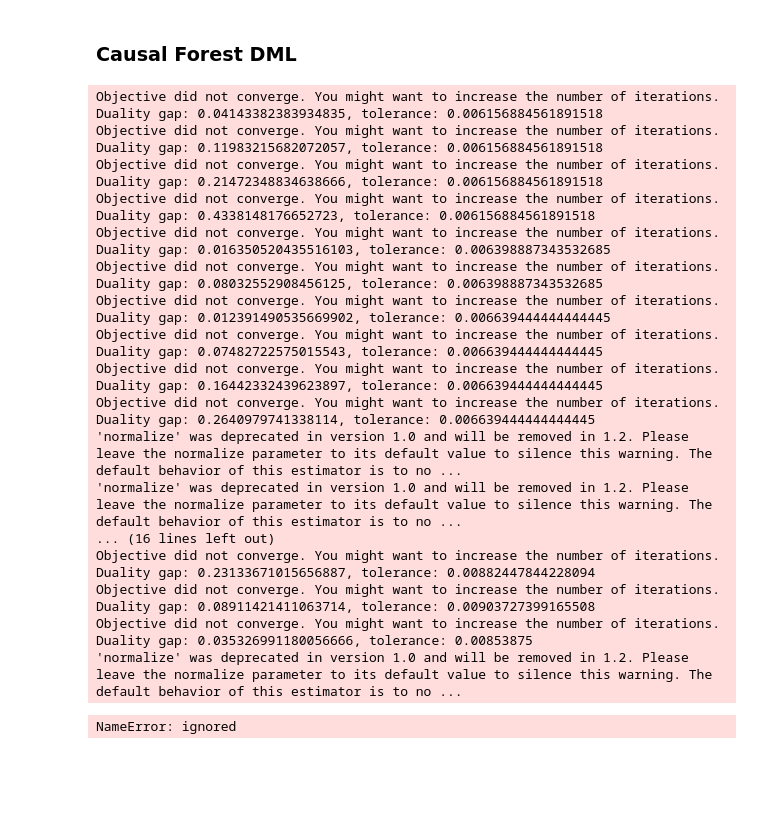
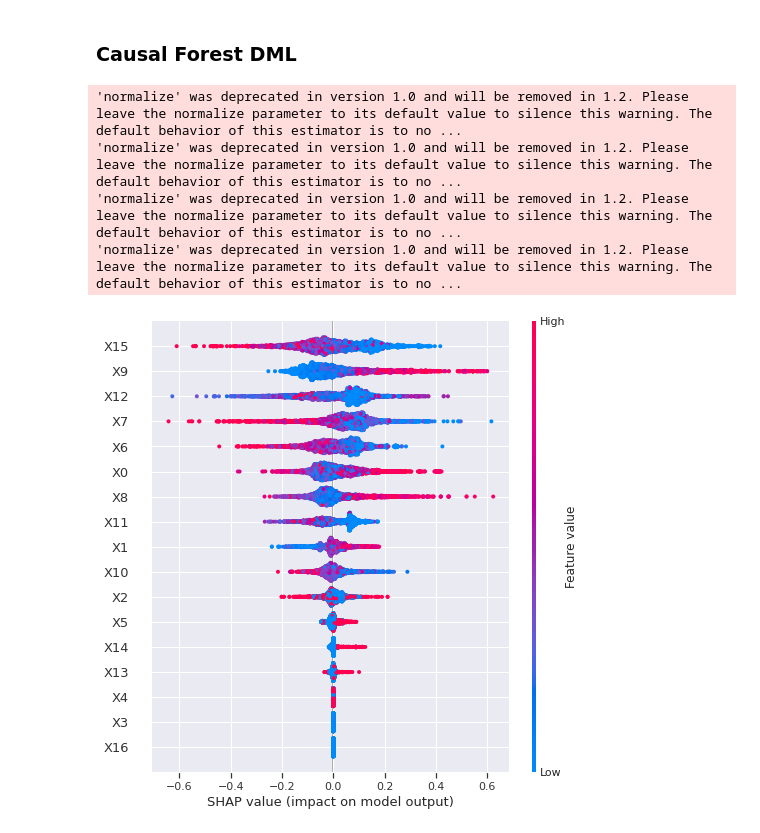
Before and after one commit to PauMarquez99/DataScience-CE888, a Jupyter notebook: Assignments/CE888 Assignment 2/Datasets Notebooks/CE888-Assignment2_JOBS.ipynb, the cells around one changed output. Saved outputs shown, nothing was run; the diff lists cells and outputs as text; code cells hidden in the pictures; blank space fills up the shorter version.

```diff
--- a/Assignments/CE888 Assignment 2/Datasets Notebooks/CE888-Assignment2_JOBS.ipynb
+++ b/Assignments/CE888 Assignment 2/Datasets Notebooks/CE888-Assignment2_JOBS.ipynb
@@ -265,7 +266,6 @@ rf_ipsw_att_out = f.abs_att(rf_ipsw_e_out, y_valid, t_valid, e_valid)
 rf_ipsw_pr_in = f.policy_risk(rf_ipsw_e_in, y_train, t_train, e_train)
 rf_ipsw_pr_out = f.policy_risk(rf_ipsw_e_out, y_valid, t_valid, e_valid)
 
-results = []
 results.append(['RF IPSW', rf_ipsw_att_in, rf_ipsw_att_out, rf_ipsw_pr_in, rf_ipsw_pr_out])
 # %% [markdown]
 ### Hyperparameter Optimization
@@ -313,30 +313,21 @@ results.append(['RF IPSW -GS', rfGS_ipsw_att_in, rfGS_ipsw_att_out, rfGS_ipsw_pr
 # %%
 #DRLearner, SparseLinearDRLearner
 cf = CausalForestDML()
 
 # Train on the training data.
 cf.fit(y_train, t_train, X=x_train, W=None)
 
 effect_pred = cf.effect(x_test)
+effect_int = cf.effect_interval(x_test)
 
-
-results.append(['DR', float(dr_ate_in[0]), float(dr_ate_out[0]), dr_pehe_in, dr_pehe_out])
+# calculate shap values of causal forest model
+shap_values = cf.shap_values(X)
+# plot shap values
+shap.summary_plot(shap_values['Y0']['T0'])
+results.append(['CF'])
 # %% [output]
-Objective did not converge. You might want to increase the number of iterations. Duality gap: 0.04143382383934835, tolerance: 0.006156884561891518
-Objective did not converge. You might want to increase the number of iterations. Duality gap: 0.11983215682072057, tolerance: 0.006156884561891518
-Objective did not converge. You might want to increase the number of iterations. Duality gap: 0.21472348834638666, tolerance: 0.006156884561891518
-Objective did not converge. You might want to increase the number of iterations. Duality gap: 0.4338148176652723, tolerance: 0.006156884561891518
-Objective did not converge. You might want to increase the number of iterations. Duality gap: 0.016350520435516103, tolerance: 0.006398887343532685
-Objective did not converge. You might want to increase the number of iterations. Duality gap: 0.08032552908456125, tolerance: 0.006398887343532685
-Objective did not converge. You might want to increase the number of iterations. Duality gap: 0.012391490535669902, tolerance: 0.006639444444444445
-Objective did not converge. You might want to increase the number of iterations. Duality gap: 0.07482722575015543, tolerance: 0.006639444444444445
-Objective did not converge. You might want to increase the number of iterations. Duality gap: 0.16442332439623897, tolerance: 0.006639444444444445
-Objective did not converge. You might want to increase the number of iterations. Duality gap: 0.2640979741338114, tolerance: 0.006639444444444445
 'normalize' was deprecated in version 1.0 and will be removed in 1.2. Please leave the normalize parameter to its default value to silence this warning. The default behavior of this estimator is to no ...
 'normalize' was deprecated in version 1.0 and will be removed in 1.2. Please leave the normalize parameter to its default value to silence this warning. The default behavior of this estimator is to no ...
-... (16 lines left out)
-Objective did not converge. You might want to increase the number of iterations. Duality gap: 0.23133671015656887, tolerance: 0.00882447844228094
-Objective did not converge. You might want to increase the number of iterations. Duality gap: 0.08911421411063714, tolerance: 0.00903727399165508
-Objective did not converge. You might want to increase the number of iterations. Duality gap: 0.035326991180056666, tolerance: 0.00853875
 'normalize' was deprecated in version 1.0 and will be removed in 1.2. Please leave the normalize parameter to its default value to silence this warning. The default behavior of this estimator is to no ...
+'normalize' was deprecated in version 1.0 and will be removed in 1.2. Please leave the normalize parameter to its default value to silence this warning. The default behavior of this estimator is to no ...
-NameError: ignored
+[figure, added]
```
Also changed, not shown: parts of 7 cells of this notebook.
